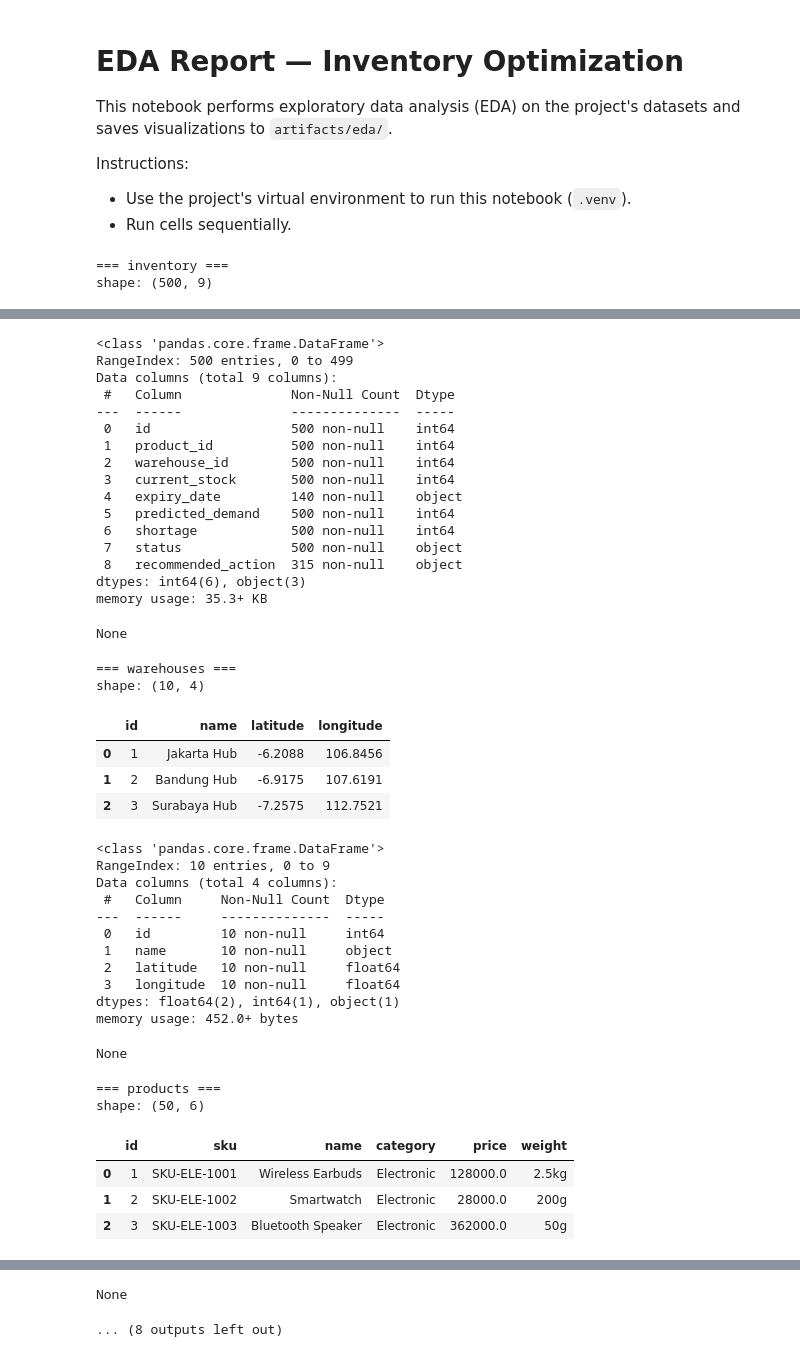
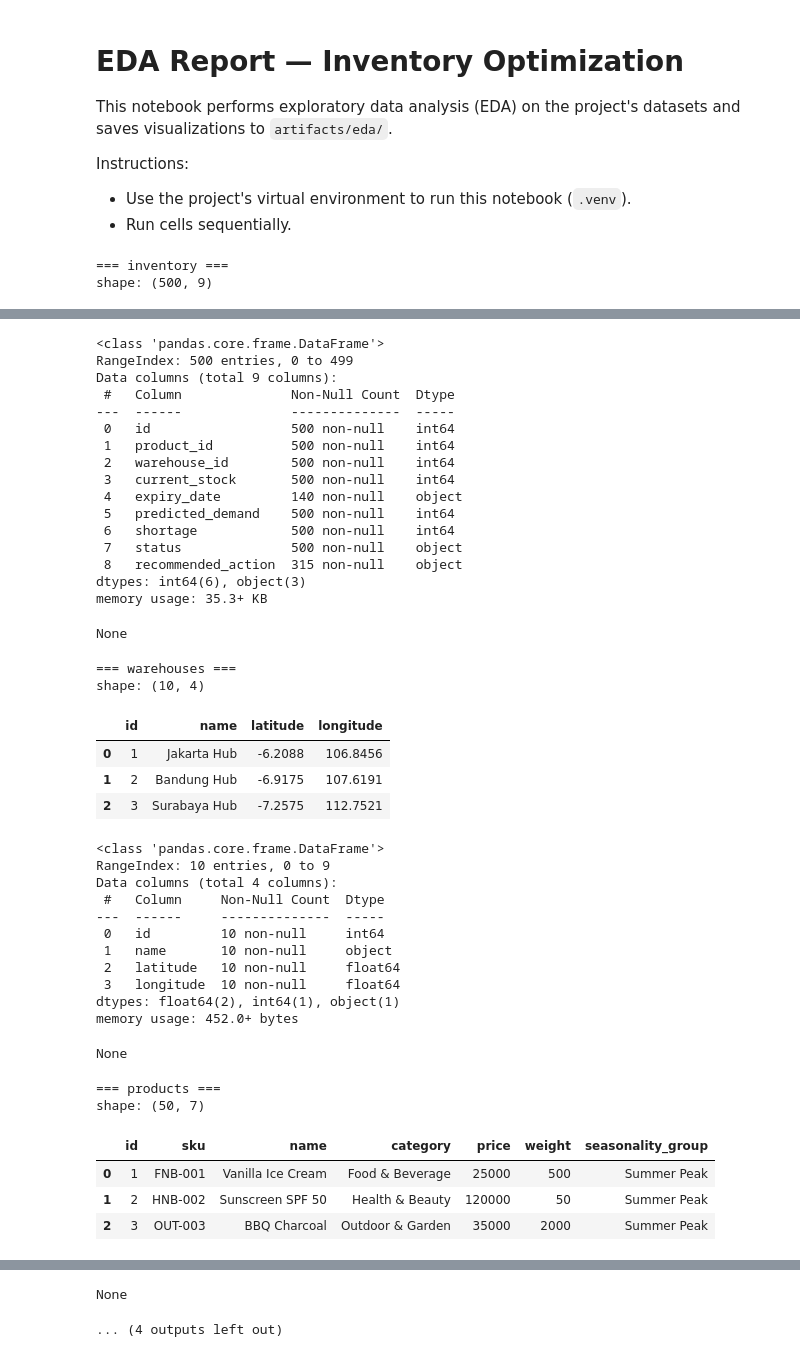
Before and after one commit to fhatikaadr/FlowStock-AI, a Jupyter notebook: eda_report.ipynb, the cells around one changed output, grey strips where cells are left out. Cells and saved outputs as stored; diff of their text form; code cells hidden in the pictures.

```diff
--- a/eda_report.ipynb
+++ b/eda_report.ipynb
@@ -27,7 +27,6 @@ files = {
     "warehouses": DATA_DIR / "warehouses.csv",
     "products": DATA_DIR / "products.csv",
     "store_sales": DATA_DIR / "store_sales.csv",
-    "sales_data": DATA_DIR / "sales_data.csv",
 }
 
 # Load if exists (tampilkan info dasar)
@@ -38,8 +37,6 @@ for name, path in files.items():
             dfs[name] = pd.read_csv(path)
             if name == 'store_sales' and 'date' in dfs[name].columns:
                 dfs[name]['date'] = pd.to_datetime(dfs[name]['date'], errors='coerce')
-            elif name == 'sales_data' and 'period_date' in dfs[name].columns:
-                dfs[name]['period_date'] = pd.to_datetime(dfs[name]['period_date'], errors='coerce')
         except Exception as e:
             print(f"Error loading {name}: {e}")
             dfs[name] = None
@@ -73,37 +70,37 @@ Data columns (total 9 columns):
  1   product_id          500 non-null    int64
  2   warehouse_id        500 non-null    int64
  3   current_stock       500 non-null    int64
  4   expiry_date         140 non-null    object
  5   predicted_demand    500 non-null    int64
  6   shortage            500 non-null    int64
  7   status              500 non-null    object
  8   recommended_action  315 non-null    object
 dtypes: int64(6), object(3)
 memory usage: 35.3+ KB
 None
 === warehouses ===
 shape: (10, 4)
 |  | id | name | latitude | longitude |
 | 0 | 1 | Jakarta Hub | -6.2088 | 106.8456 |
 | 1 | 2 | Bandung Hub | -6.9175 | 107.6191 |
 | 2 | 3 | Surabaya Hub | -7.2575 | 112.7521 |
 <class 'pandas.core.frame.DataFrame'>
 RangeIndex: 10 entries, 0 to 9
 Data columns (total 4 columns):
  #   Column     Non-Null Count  Dtype
 ---  ------     --------------  -----
  0   id         10 non-null     int64
  1   name       10 non-null     object
  2   latitude   10 non-null     float64
  3   longitude  10 non-null     float64
 dtypes: float64(2), int64(1), object(1)
 memory usage: 452.0+ bytes
 None
 === products ===
-shape: (50, 6)
+shape: (50, 7)
-|  | id | sku | name | category | price | weight |
-| 0 | 1 | SKU-ELE-1001 | Wireless Earbuds | Electronic | 128000.0 | 2.5kg |
-| 1 | 2 | SKU-ELE-1002 | Smartwatch | Electronic | 28000.0 | 200g |
-| 2 | 3 | SKU-ELE-1003 | Bluetooth Speaker | Electronic | 362000.0 | 50g |
+|  | id | sku | name | category | price | weight | seasonality_group |
+| 0 | 1 | FNB-001 | Vanilla Ice Cream | Food & Beverage | 25000 | 500 | Summer Peak |
+| 1 | 2 | HNB-002 | Sunscreen SPF 50 | Health & Beauty | 120000 | 50 | Summer Peak |
+| 2 | 3 | OUT-003 | BBQ Charcoal | Outdoor & Garden | 35000 | 2000 | Summer Peak |
 <class 'pandas.core.frame.DataFrame'>
 RangeIndex: 50 entries, 0 to 49
@@ -121,5 +119,5 @@ memory usage: 2.5+ KB
 None
-... (8 outputs left out)
+... (4 outputs left out)
 # %%
 # Light cleaning & canonicalize column names; remove predicted/projected columns for safety
 inventory = dfs.get("inventory")
```
Also changed, not shown: parts of 9 cells of this notebook, 14 other files.
